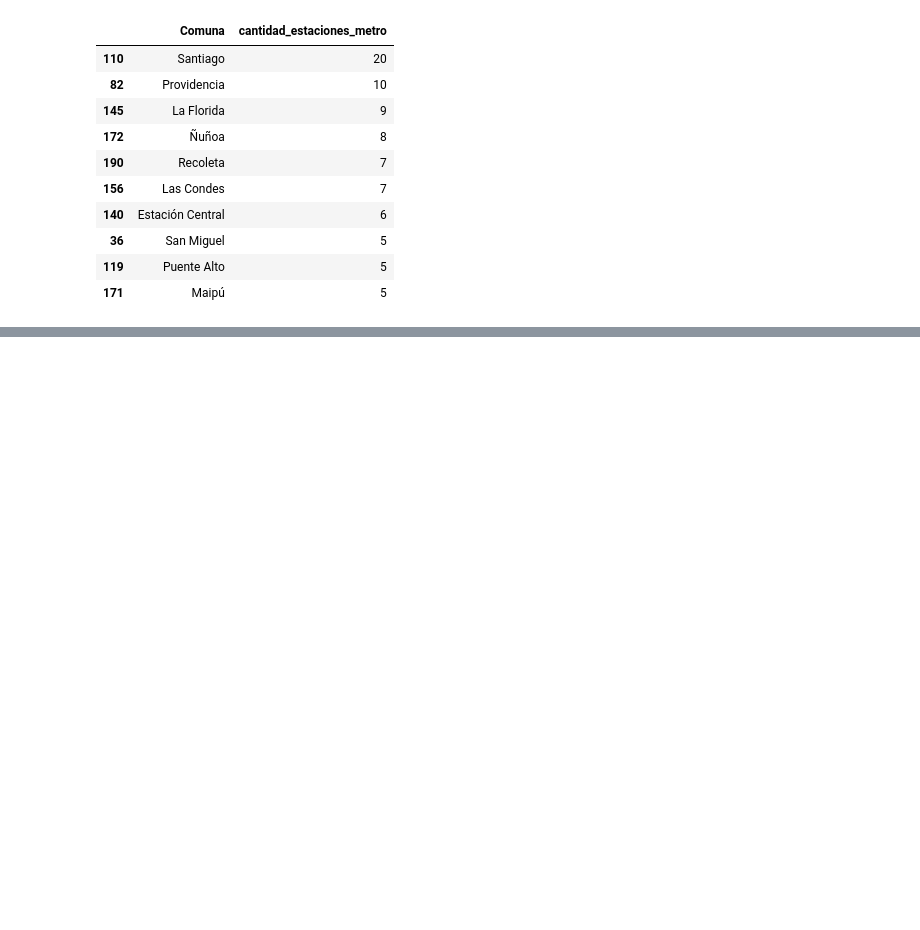
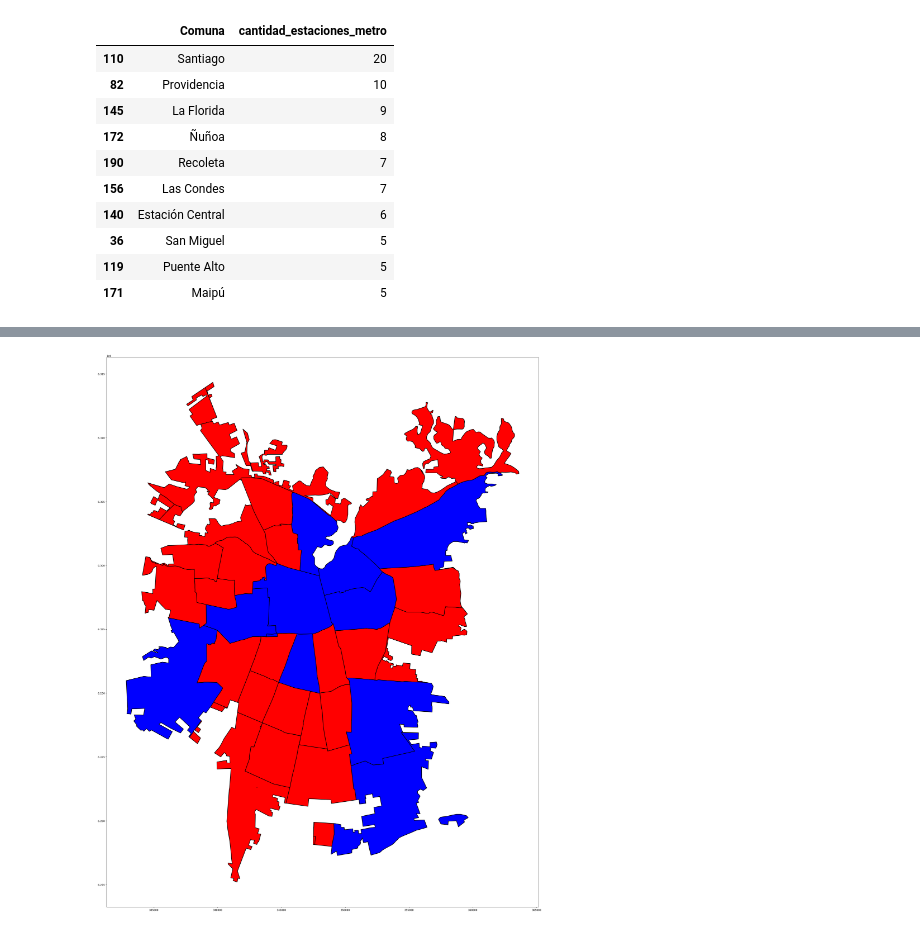
Before and after one commit to IIC2115/Syllabus, a Jupyter notebook: Ayudantias/Ayudantia 8/E2.ipynb, the cells around one changed output, grey strips where cells are left out. Drawn from its saved outputs; the diff is of its cells as text; code cells hidden in the pictures; blank space fills up the shorter version.

```diff
--- a/Ayudantias/Ayudantia 8/E2.ipynb
+++ b/Ayudantias/Ayudantia 8/E2.ipynb
@@ -437,7 +431,9 @@ comunas[['Comuna', 'cantidad_estaciones_metro']]
 | 345 | Coihueco | 0 |
 346 rows × 2 columns
 # %%
-comunas[['Comuna', 'cantidad_estaciones_metro']].sort_values(by='cantidad_estaciones_metro', ascending=False).head(10)
+comunas_mas_estaciones = comunas[['Comuna', 'cantidad_estaciones_metro']].sort_values(by='cantidad_estaciones_metro', ascending=False).head(10)
+
+comunas_mas_estaciones
 # %% [output]
 |  | Comuna | cantidad_estaciones_metro |
 | 110 | Santiago | 20 |
@@ -452,0 +485,19 @@ comunas[['Comuna', 'cantidad_estaciones_metro']].sort_values(by='cantidad_estaci
+# %%
+comunas_top = comunas_mas_estaciones['Comuna'].tolist()
+
+def clasificar_comuna(nombre_comuna):
+    if nombre_comuna in comunas_top:
+        return 'Comuna con Muchas Estaciones'
+    else:
+        return 'Comuna con Pocas Estaciones'
+
+distritos_comunas['nivel_cantidad_estaciones'] = distritos_comunas['Comuna'].apply(clasificar_comuna)
+
+distritos_comunas.plot(figsize=(40,40),
+                       color=distritos_comunas['nivel_cantidad_estaciones'].map(colores_comunas_estaciones),
+                    edgecolor='black', linewidth=2); # No olvidar el edgecolor y linewidth para mejorar la visualización de las comunas,
+                                                    # porque determinan que tanto se notan sus bordes
+                                                    # Tambien no olvidar que esa es una forma de colorear un mapa según los valores de una
+                                                    # columna especifica, y segun unos colores especificos definidos por ustedes en un diccionario.
+# %% [output]
+[figure, added]
```
Also changed, not shown: parts of 10 cells of this notebook, 33 other files.
